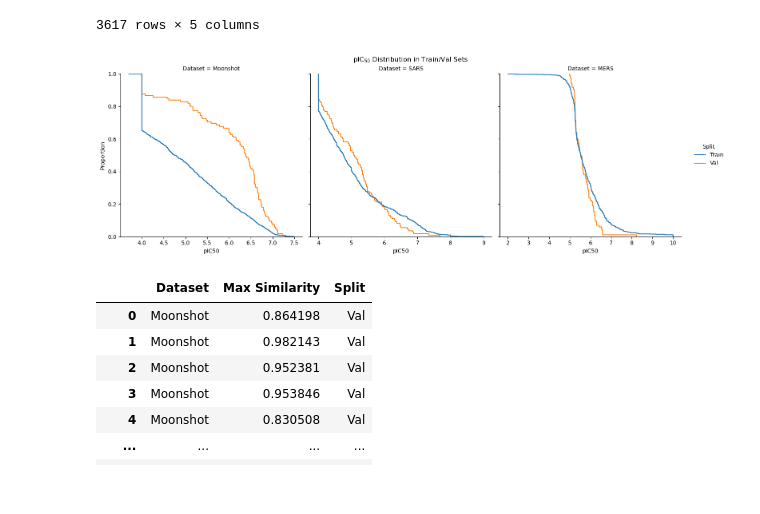
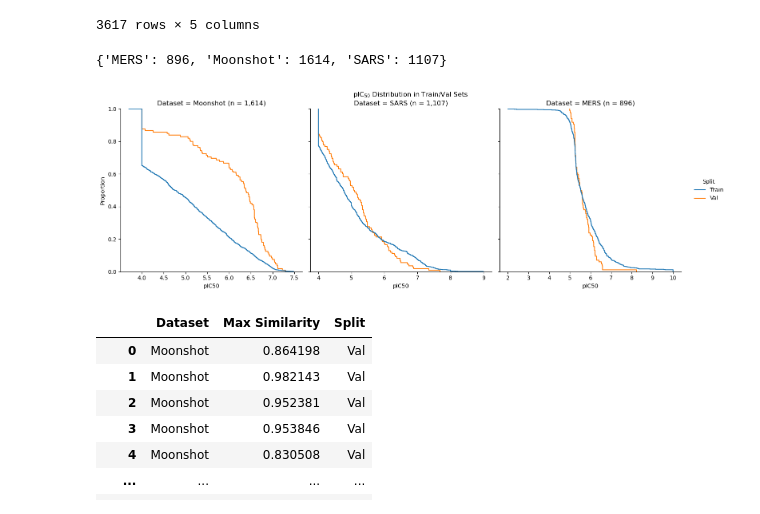
Before and after one commit to kaminow/asap-polaris-challenge-potency-2025, a Jupyter notebook: notebooks/ds_dists.ipynb, the cells around one changed output. Cells and saved outputs as stored; diff of their text form; code cells hidden in the pictures.

Commit message:
Update plot.

```diff
--- a/notebooks/ds_dists.ipynb
+++ b/notebooks/ds_dists.ipynb
@@ -110,22 +110,31 @@ compound_df
 | 3615 | ASAP-0031893 | 5.26 | c1ccc2c(c1)cncc2CC(=O)N3CCC[C@@H]... | Val | MERS |
 | 3616 | ASAP-0031894 | 5.27 | c1ccc2c(c1)cncc2CC(=O)N3CCC[C@H](... | Val | MERS |
 3617 rows × 5 columns
+# %%
+size_dict = {lab: len(g) for lab, g in compound_df.groupby("Dataset")}
+size_dict
+# %% [output]
+{'MERS': 896, 'Moonshot': 1614, 'SARS': 1107}
 # %%
 fg = sns.displot(
     pic50_df,
     x="pIC50",
     hue="Split",
     hue_order=["Train", "Val"],
     col="Dataset",
     col_order=["Moonshot", "SARS", "MERS"],
     kind="ecdf",
     complementary=True,
     facet_kws={"sharex": False},
 )
+
+# fg.set_titles(template="{col_var} = {col_name}
+for lab, ax in fg.axes_dict.items():
+    ax.set_title(f"Dataset = {lab} (n = {size_dict[lab]:,})")
 fg.figure.suptitle("pIC$_{50}$ Distribution in Train/Val Sets", y=1.02)
 fg.savefig("../figures/pic50_dist.png", dpi=200, bbox_inches="tight")
 # %% [output]
-[figure, old version]
+[figure, new version]
 # %%
 mol_sim_df = []
 for lab, (train, val, _) in split_ds_dict.items():
```
Also changed, not shown: 1 other file.
